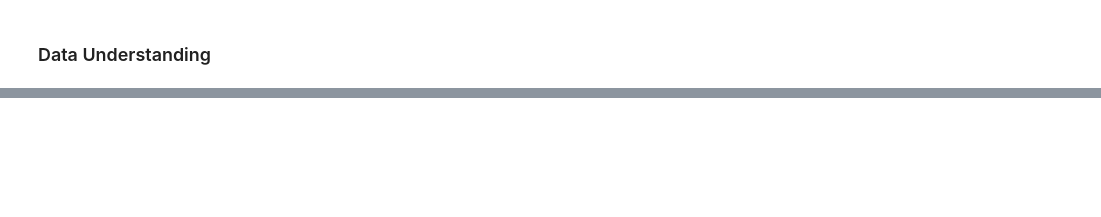
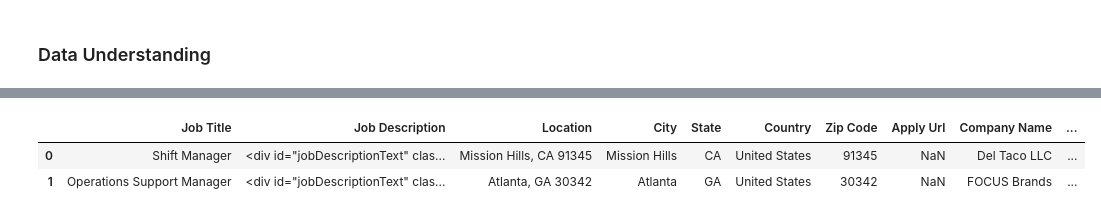
Before and after one commit to MellissaValle/Fraudulent-Job-Postings, a Jupyter notebook: Notebooks/Indeed_NB.ipynb, the cells around one changed output, grey strips where cells are left out. Drawn from its saved outputs; the diff is of its cells as text; code cells hidden in the pictures; blank space fills up the shorter version.

```diff
--- a/Notebooks/Indeed_NB.ipynb
+++ b/Notebooks/Indeed_NB.ipynb
@@ -79,0 +285,10 @@ You should consider upgrading via the '/Users/mellissavalle/opt/anaconda3/envs/l
+# %%
+# Fill nulls with 'no company profile'
+df['Companydescription' ]= df['Companydescription'].fillna('unknown')
+
+# Fill nulls with 'no company logo'
+df['Employer Logo']= df['Employer Logo'].fillna(0)
+
+# Fill nulls with 'no companylogo'
+df['has_company_logo' ]= df['has_company_logo'].replace(0, 'nocompanylogo')
+df['has_company_logo' ]= df['has_company_logo'].replace(1, 'hascompanylogo')
@@ -79,0 +315,7 @@ You should consider upgrading via the '/Users/mellissavalle/opt/anaconda3/envs/l
+# %%
+df['text'] = '  '+ df['Job Title'] +'  '+ df['Job Description'] +'  '+ df['State']+'  '+ df['Employer Logo']+'  '+ df['Companydescription'] + '  '
+df.head(2)
+# %% [output]
+|  | Job Title | Job Description | Location | City | State | Country | Zip Code | Apply Url | Company Name | ... |
+| 0 | Shift Manager | <div id="jobDescriptionText" clas... | Mission Hills, CA 91345 | Mission Hills | CA | United States | 91345 | NaN | Del Taco LLC | ... |
+| 1 | Operations Support Manager | <div id="jobDescriptionText" clas... | Atlanta, GA 30342 | Atlanta | GA | United States | 30342 | NaN | FOCUS Brands | ... |
```
Also changed, not shown: parts of 53 cells of this notebook.
